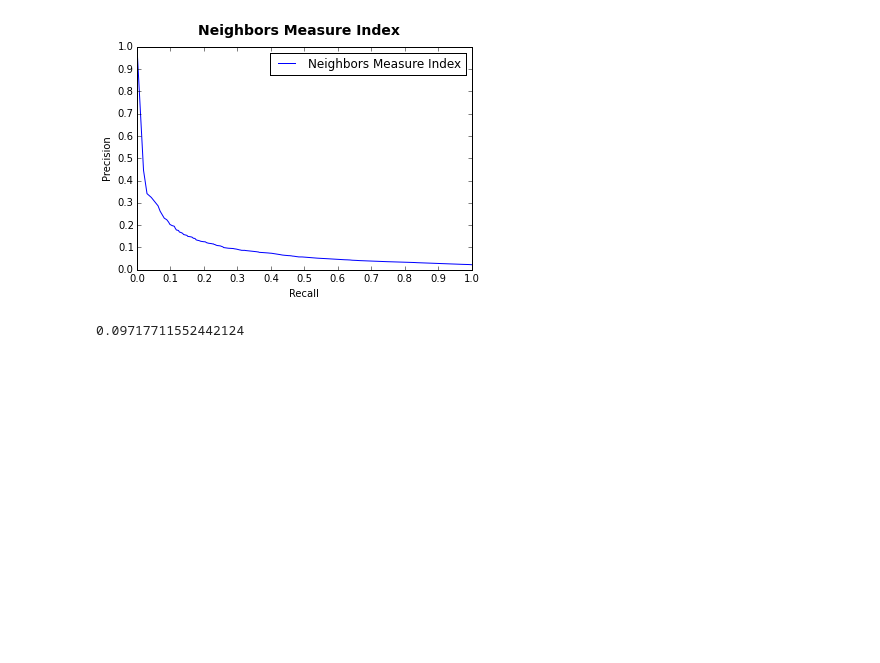
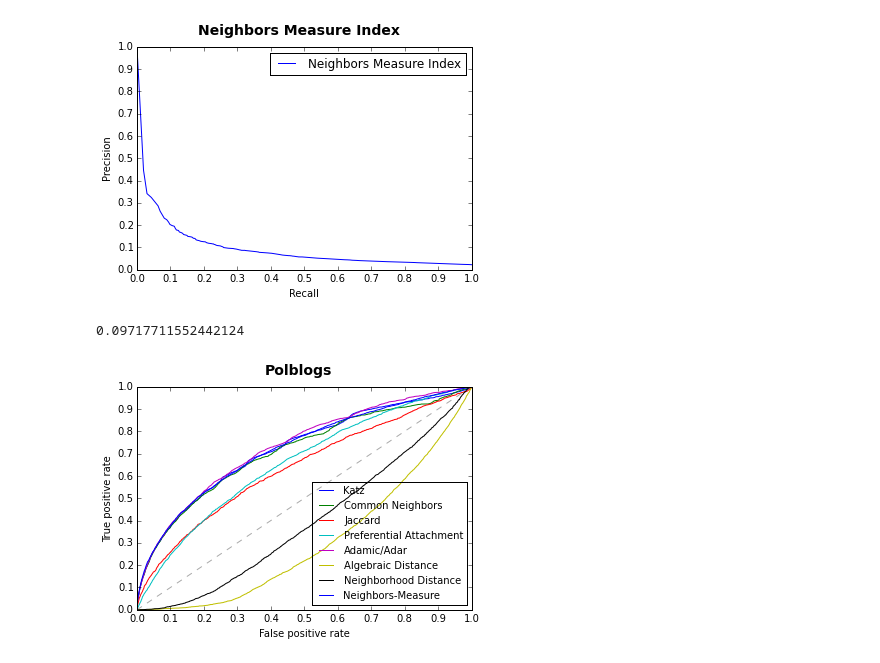
Before and after one commit to kit-parco/networkit-hyperbolic-kd, a Jupyter notebook: Doc/Notebooks/LinkPrediction.ipynb, the cells around one changed output. Cells and saved outputs as stored; diff of their text form; code cells hidden in the pictures; blank space fills up the shorter version.

```diff
--- a/Doc/Notebooks/LinkPrediction.ipynb
+++ b/Doc/Notebooks/LinkPrediction.ipynb
@@ -613,3 +654,17 @@ plt.legend(handles=[curve])
 pr.getAreaUnderCurve()
 # %% [output]
 0.09717711552442124
+# %%
+p1 = katzIndex.runOnParallel(missingLinks)
+p2 = commonNeighborsIndex.runOnParallel(missingLinks)
+p3 = jaccardIndex.runOnParallel(missingLinks)
+p4 = preferentialAttachmentIndex.runOnParallel(missingLinks)
+p5 = adamicAdarIndex.runOnParallel(missingLinks)
+p6 = algebraicDistanceIndex.runOnParallel(missingLinks)
+p7 = neighborhoodDistanceIndex.runOnParallel(missingLinks)
+p8 = neighborsMeasureIndex.runOnParallel(missingLinks)
+ins=["Katz", "Common Neighbors", "Jaccard", "Preferential Attachment", "Adamic/Adar", "Algebraic Distance", "Neighborhood Distance", "Neighbors-Measure"]
+preds=[p1, p2, p3, p4, p5, p6, p7, p8]
+drawROCs("Polblogs", indexNames=ins, predictions=preds)
+# %% [output]
+[figure, added]
```
Also changed, not shown: parts of 16 cells of this notebook, 1 other file.
